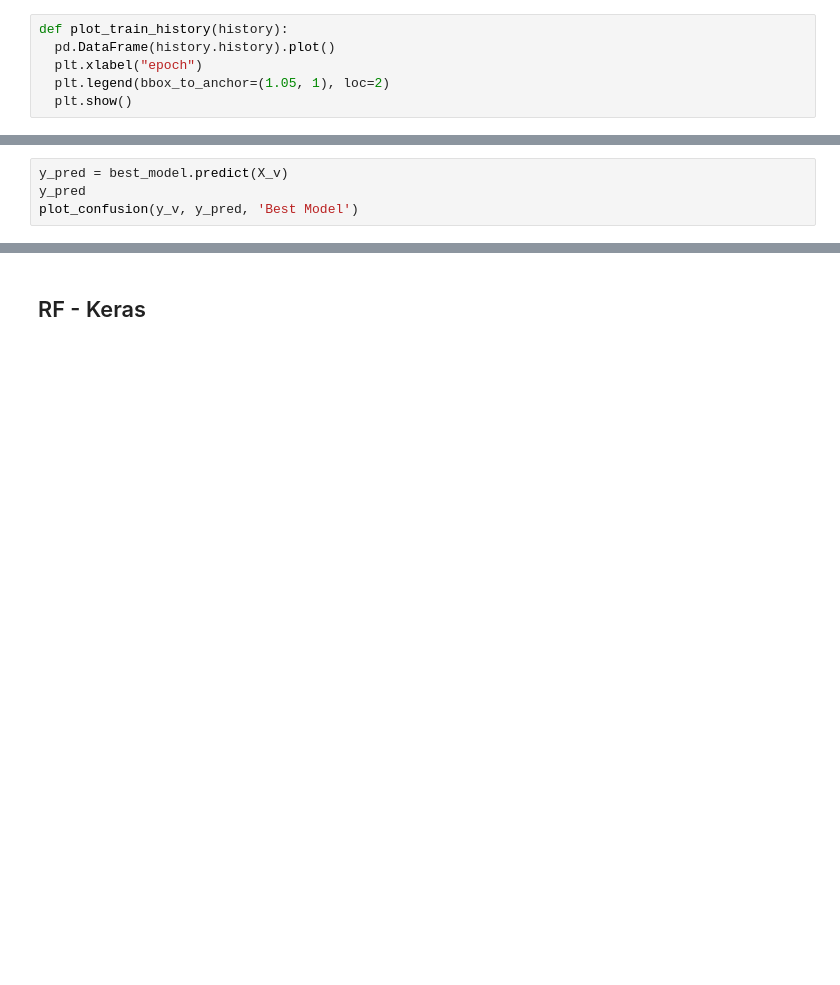
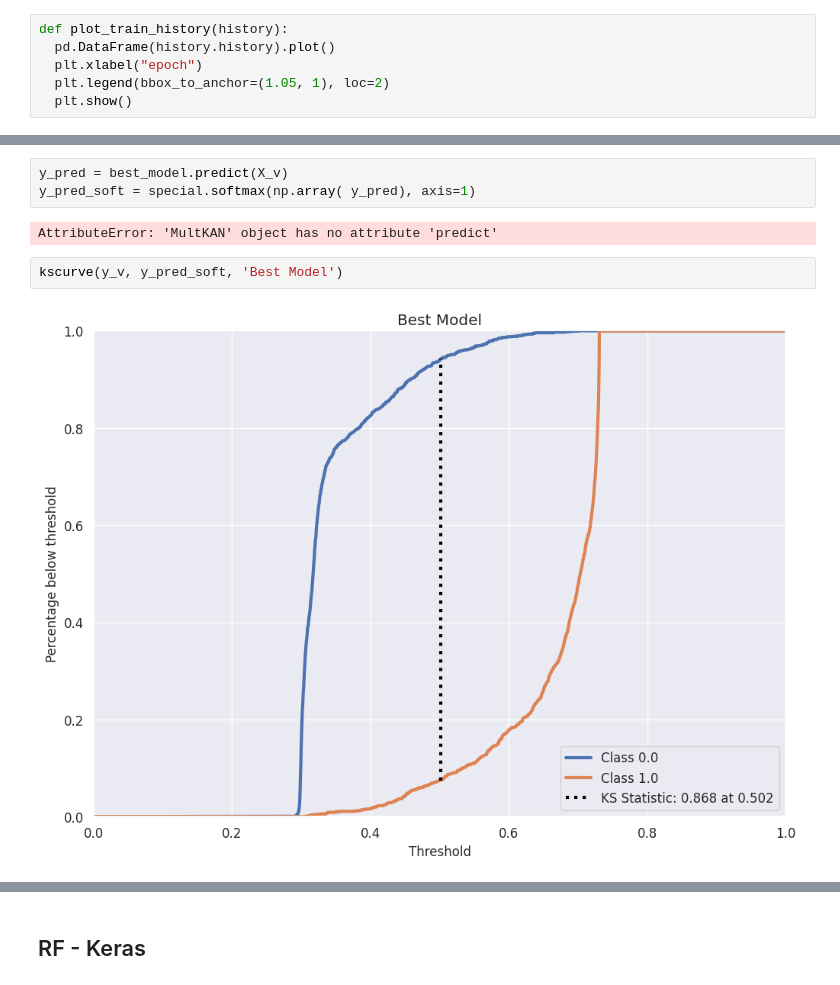
Before and after one commit to Charlesbr101/projeto-redes-neurais, a Jupyter notebook: main.ipynb, the cells around one changed output, grey strips where cells are left out. Drawn from its saved outputs; the diff is of its cells as text; blank space fills up the shorter version.

```diff
--- a/main.ipynb
+++ b/main.ipynb
@@ -904,4 +978,9 @@ best_model.evaluate(X_v, y_v)
 # %%
 y_pred = best_model.predict(X_v)
-y_pred
-plot_confusion(y_v, y_pred, 'Best Model')
+y_pred_soft = special.softmax(np.array( y_pred), axis=1)
+# %% [output]
+AttributeError: 'MultKAN' object has no attribute 'predict'
+# %%
+kscurve(y_v, y_pred_soft, 'Best Model')
+# %% [output]
+[figure, added]
```
Also changed, not shown: parts of 44 cells of this notebook.
